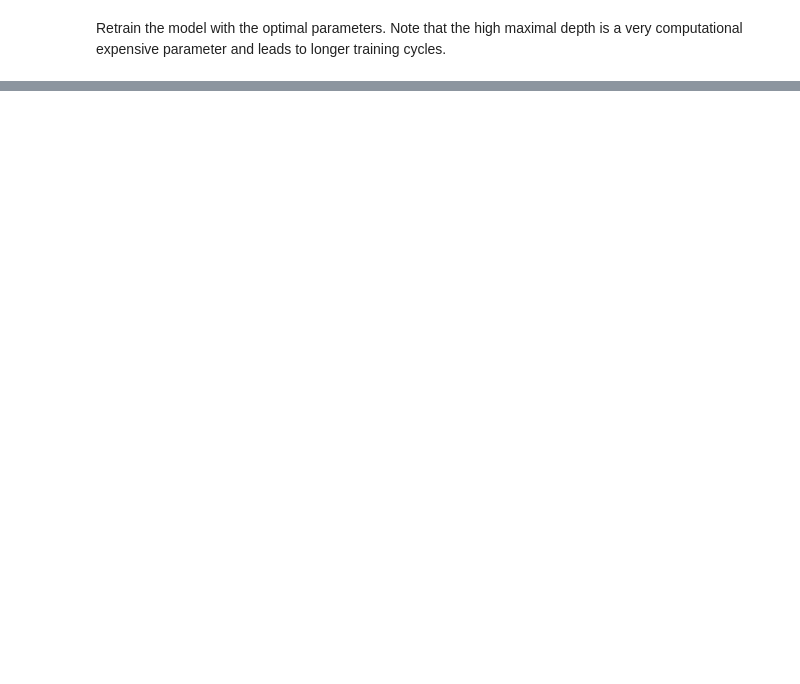
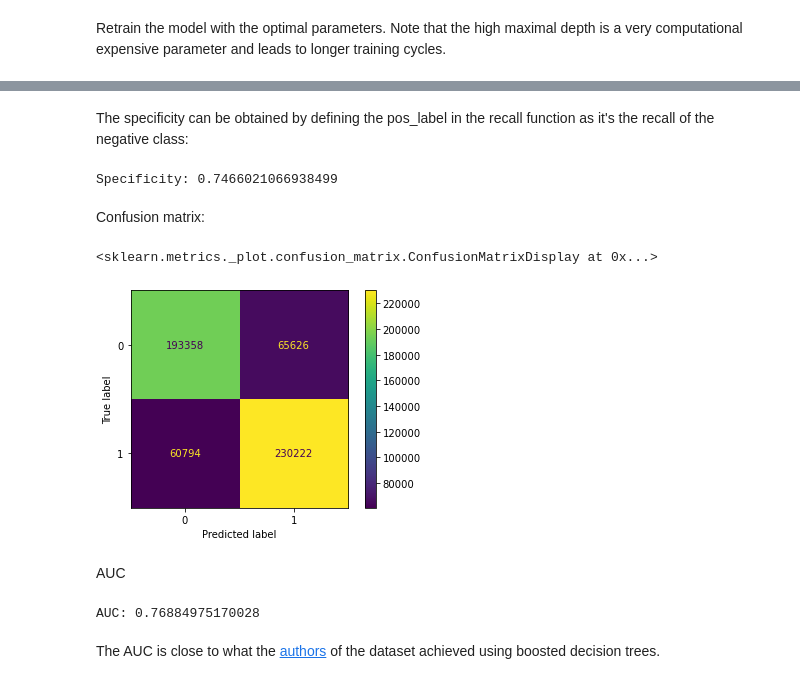
Before and after one commit to lucasfbn/FindingHiggs_AcceleratedML_RAPIDS, a Jupyter notebook: CW.ipynb, the cells around one changed output, grey strips where cells are left out. Cells and saved outputs as stored; diff of their text form; code cells hidden in the pictures; blank space fills up the shorter version.

```diff
--- a/CW.ipynb
+++ b/CW.ipynb
@@ -481,2 +512,0 @@ Set params and train
-# %%
-hpo_params["tree_method"] = "hist"
@@ -532,0 +513,7 @@ pre_processing_params = dict(
+# %%
+start = time.time()
+
+clf = xgb.XGBClassifier(**hpo_params)
+clf.fit(train_x, train_y)
+
+print(f"Training took {round((time.time() - start), 2)} seconds")
@@ -532,0 +524,2 @@ pre_processing_params = dict(
+# %%
+pred_y = clf.predict(test_x)
@@ -532,0 +528,2 @@ pre_processing_params = dict(
+# %%
+test_y = test_y.to_numpy()
@@ -532,0 +550,18 @@ pre_processing_params = dict(
+# %% [markdown]
+The specificity can be obtained by defining the pos_label in the recall function as it's the recall of the negative class:
+# %%
+print(f"Specificity: {recall_score(test_y, pred_y, pos_label=0)}")
+# %% [output]
+Specificity: 0.7466021066938499
+# %% [markdown]
+Confusion matrix:
+# %%
+cm = ConfusionMatrixDisplay(
+    confusion_matrix=confusion_matrix(test_y, pred_y),
+)
+cm.plot()
+# %% [output]
+<sklearn.metrics._plot.confusion_matrix.ConfusionMatrixDisplay at 0x...>
+[figure, added]
+# %% [markdown]
+AUC
@@ -532,0 +570,6 @@ pre_processing_params = dict(
+# %%
+print(f"AUC: {auc(fpr, tpr)}")
+# %% [output]
+AUC: 0.76884975170028
+# %% [markdown]
+The AUC is close to what the [authors](https://arxiv.org/pdf/1402.4735.pdf) of the dataset achieved using boosted decision trees.
```
Also changed, not shown: parts of 81 cells of this notebook.
